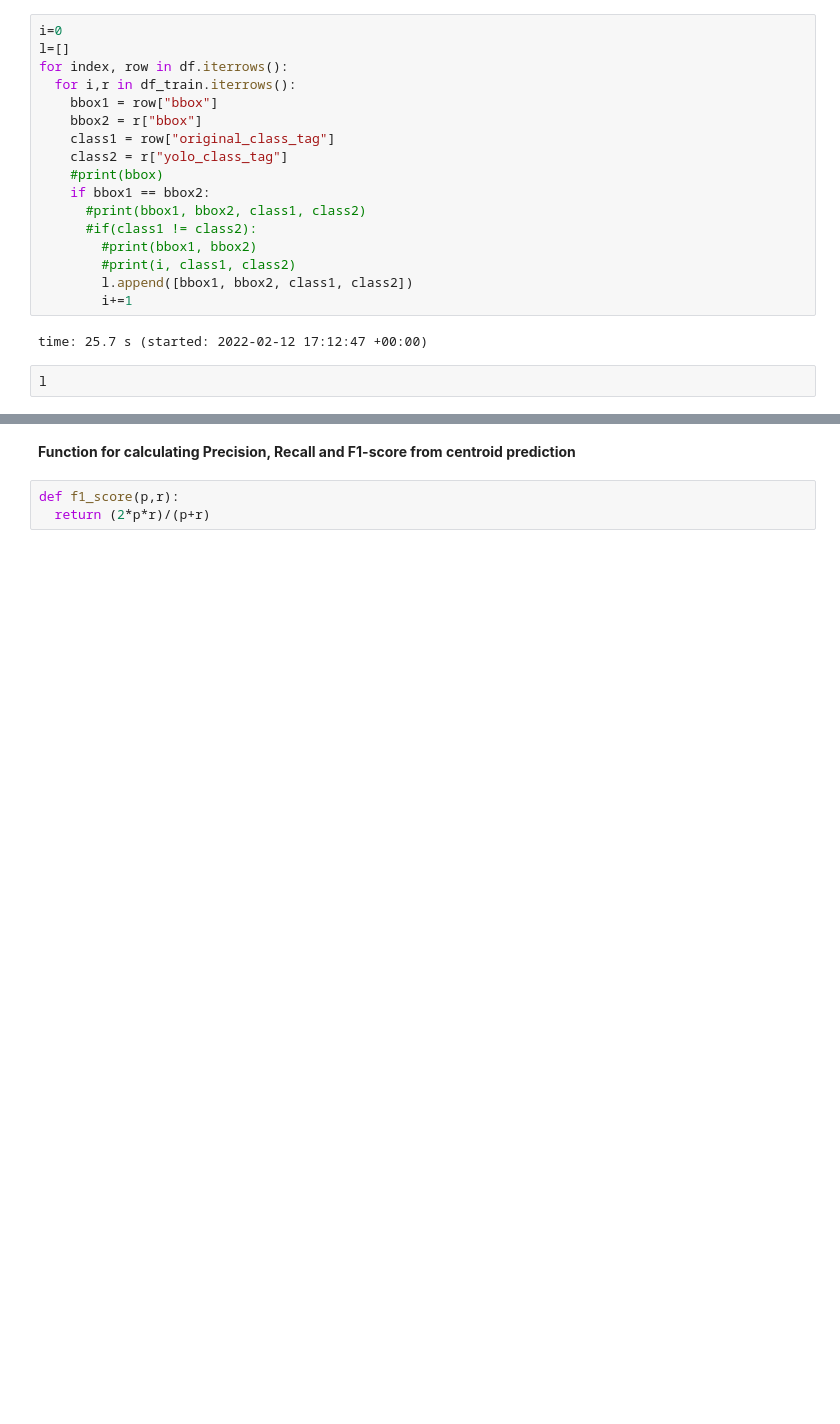
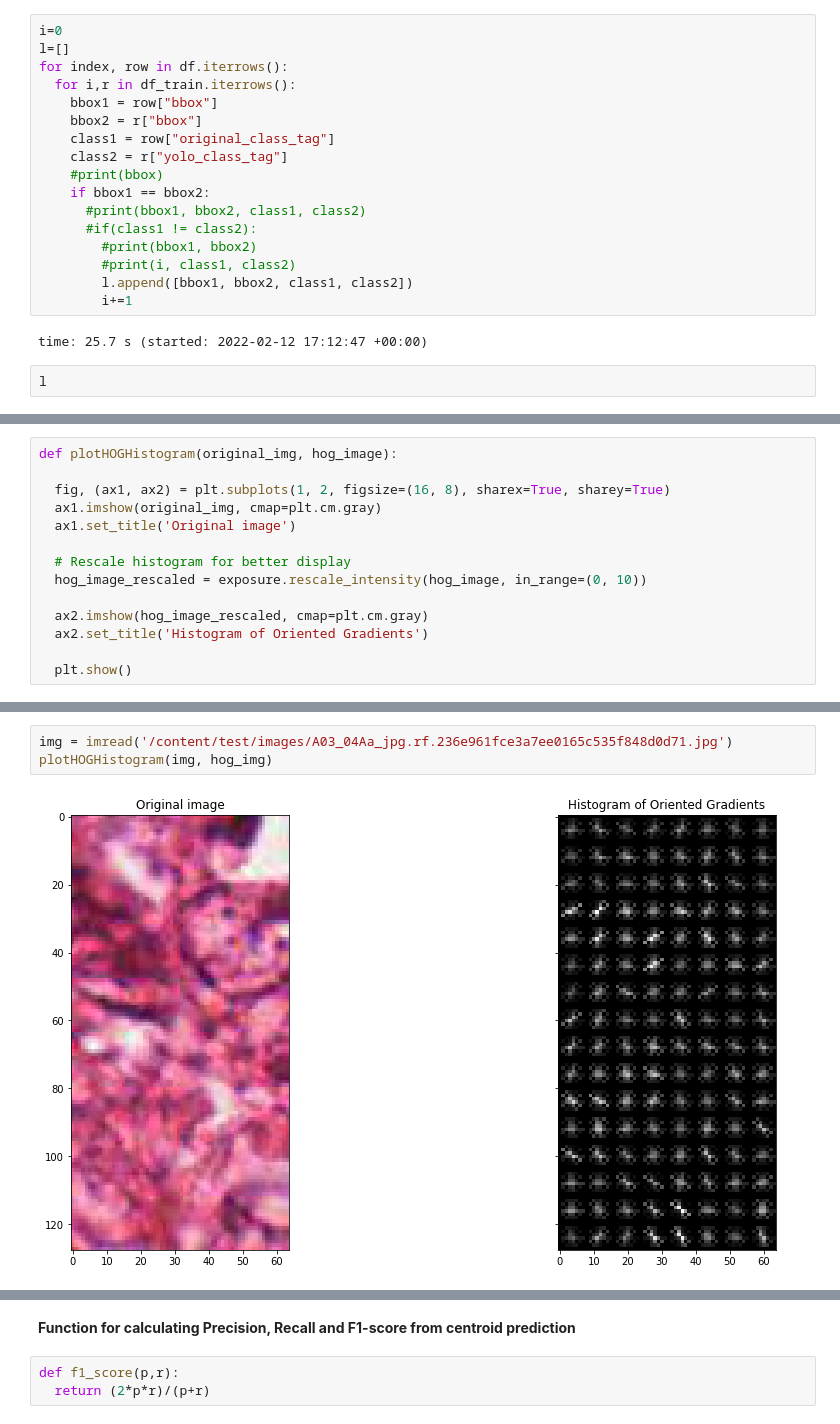
Before and after one commit to akp3210/Mitosis-Detection-, a Jupyter notebook: Mitosis_Det_YOLOv5.ipynb, the cells around one changed output, grey strips where cells are left out. Drawn from its saved outputs; the diff is of its cells as text; blank space fills up the shorter version.

```diff
--- a/Mitosis_Det_YOLOv5.ipynb
+++ b/Mitosis_Det_YOLOv5.ipynb
@@ -1490,0 +1530,14 @@ l
+# %%
+def plotHOGHistogram(original_img, hog_image):
+
+  fig, (ax1, ax2) = plt.subplots(1, 2, figsize=(16, 8), sharex=True, sharey=True)
+  ax1.imshow(original_img, cmap=plt.cm.gray)
+  ax1.set_title('Original image')
+
+  # Rescale histogram for better display
+  hog_image_rescaled = exposure.rescale_intensity(hog_image, in_range=(0, 10))
+
+  ax2.imshow(hog_image_rescaled, cmap=plt.cm.gray)
+  ax2.set_title('Histogram of Oriented Gradients')
+
+  plt.show()
@@ -1490,0 +1546,5 @@ l
+# %%
+img = imread('/content/test/images/A03_04Aa_jpg.rf.236e961fce3a7ee0165c535f848d0d71.jpg')
+plotHOGHistogram(img, hog_img)
+# %% [output]
+[figure, added]
```
Also changed, not shown: parts of 14 cells of this notebook.
